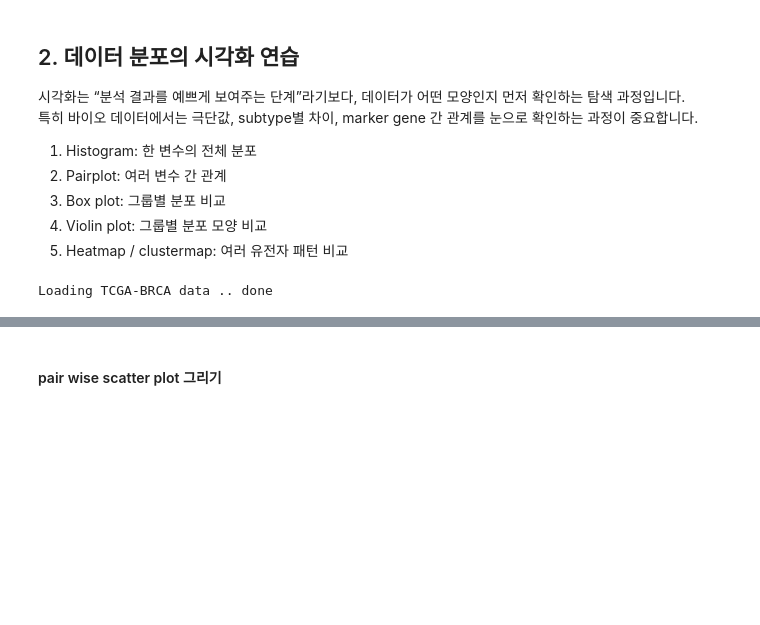
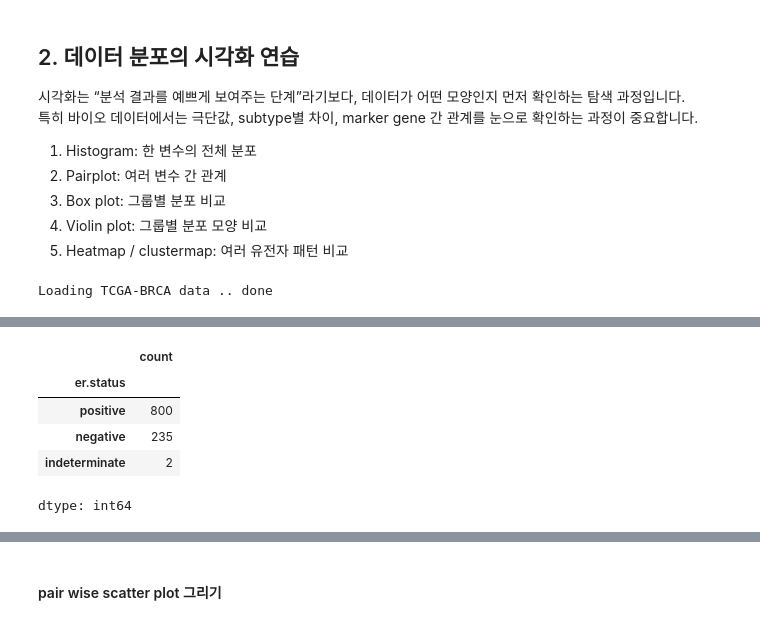
Before and after one commit to hyunhee1123/health-checkup-analysis, a Jupyter notebook: Notebooks/bio_bigdata_workshop_1A_python_pandas_visualization_practice.ipynb, the cells around one changed output, grey strips where cells are left out. Saved outputs shown, nothing was run; the diff lists cells and outputs as text; code cells hidden in the pictures; blank space fills up the shorter version.

```diff
--- a/Notebooks/bio_bigdata_workshop_1A_python_pandas_visualization_practice.ipynb
+++ b/Notebooks/bio_bigdata_workshop_1A_python_pandas_visualization_practice.ipynb
@@ -612,0 +726,9 @@ plt.legend(['ESR1', 'ERBB2'])
+# %%
+df_clinical['er.status'].value_counts()
+# %% [output]
+|  | count |
+| er.status |  |
+| positive | 800 |
+| negative | 235 |
+| indeterminate | 2 |
+dtype: int64
```
Also changed, not shown: parts of 25 cells of this notebook.
